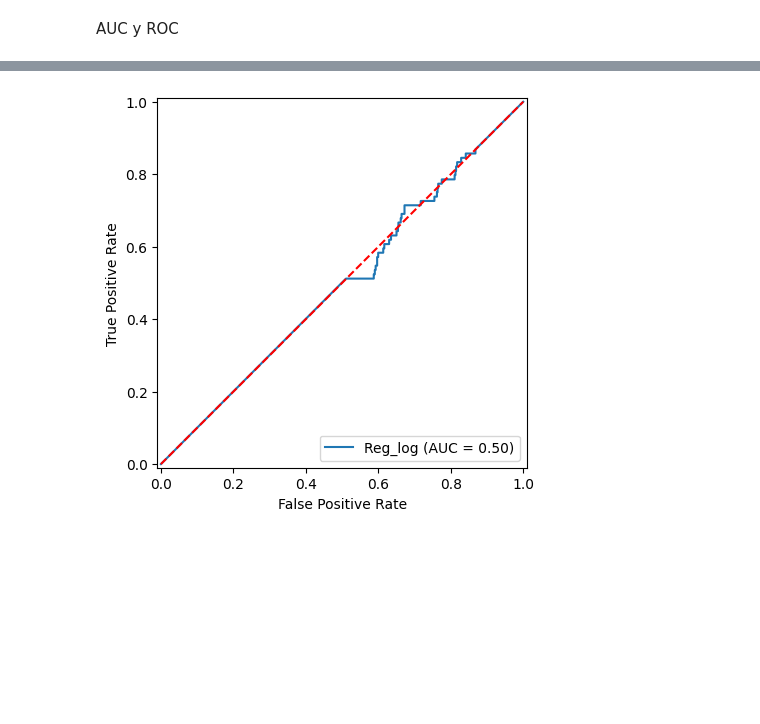
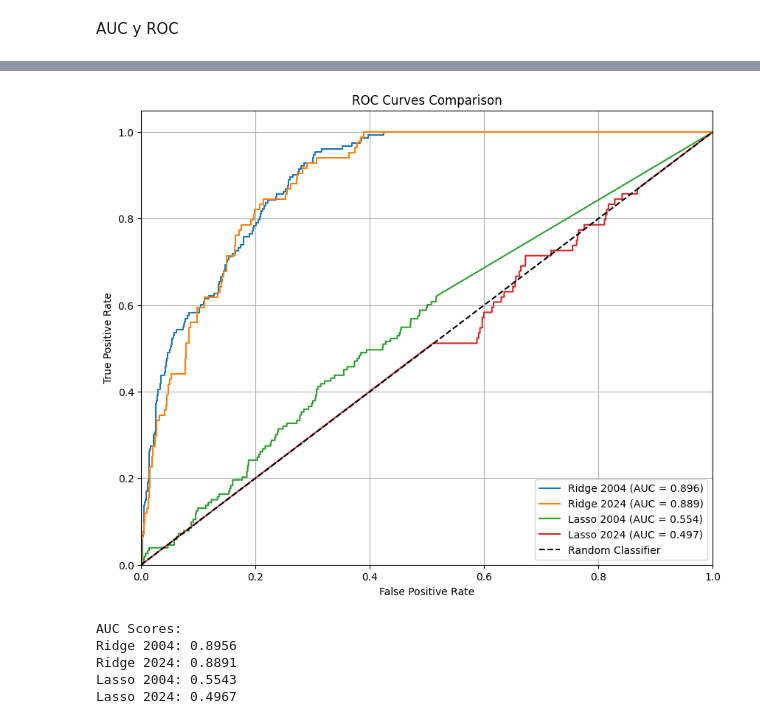
Before and after one commit to roluque/CC408-T2-3, a Jupyter notebook: TP4/TP 4.ipynb, the cells around one changed output, grey strips where cells are left out. Drawn from its saved outputs; the diff is of its cells as text; code cells hidden in the pictures; blank space fills up the shorter version.

```diff
--- a/TP4/TP 4.ipynb
+++ b/TP4/TP 4.ipynb
@@ -1315,23 +1306,24 @@ y_train_2004.head()
 Ahora si, comenzamos con las regresiones
 # %%
 # Crear y ajustar el modelo para 2004
-modelo_2004 = LogisticRegression(penalty='l2', C=1, solver='lbfgs', random_state=101)
-modelo_2004.fit(X_train_2004_transformed, y_train_2004)
+ridge_logistic_2004 = LogisticRegression(penalty='l2', C=1, solver='lbfgs', random_state=101)
+ridge_logistic_2004.fit(X_train_2004_transformed, y_train_2004)
 
 # Hacer predicciones y evaluar el modelo para 2004
-y_pred_2004_ridge = modelo_2004.predict(X_test_2004_transformed)
+y_test_pred_score_ridge_2004 = ridge_logistic_2004.predict_proba(X_test_2004_transformed)[:,1]
+y_pred_2004_ridge = ridge_logistic_2004.predict(X_test_2004_transformed)
 accuracy_2004 = accuracy_score(y_test_2004, y_pred_2004_ridge)
-ecm_a1 = mean_squared_error(y_test_2004, y_pred_2004_ridge)
+ecm_ridge_2004 = mean_squared_error(y_test_2004, y_pred_2004_ridge)
 
 
 print("Resultados para 2004:")
 print(f"Accuracy: {accuracy_2004}")
-print("MSE: ", ecm_a1)
+print("MSE: ", ecm_ridge_2004)
 print("Classification Report:")
 print(classification_report(y_test_2004, y_pred_2004_ridge))
 # Si quieres ver los coeficientes de los modelos
 print("\nCoeficientes del modelo 2004:")
-print(modelo_2004.coef_)
+print(ridge_logistic_2004.coef_)
 # %% [output]
 Resultados para 2004:
 Accuracy: 0.9264931087289433
@@ -1396,9 +1389,9 @@ Aca hago Lasso con CV
 lasso_logistic_2004 = LogisticRegression(penalty='l1', solver='liblinear', C=1.0, random_state=101)
 lasso_logistic_2004.fit(X_train_2004_transformed, y_train_2004)
 y_pred_2004_lasso = lasso_logistic_2004.predict(X_test_2004_transformed)
-y_test_pred_score_log_2004 = lasso_logistic_2004.predict_proba(X_test_2004)[:,1]
+y_test_pred_score_lasso_2004 = lasso_logistic_2004.predict_proba(X_test_2004)[:,1]
 accuracy = accuracy_score(y_test_2004, y_pred_2004_lasso)
-ecm_lasso_2004 = mean_squared_error(y_test_2004, y_pred_2004_ridge)
+ecm_lasso_2004 = mean_squared_error(y_test_2004, y_pred_2004_lasso)
 print(f"Accuracy: {accuracy}")
 print("MSE", ecm_lasso_2004)
 print("Coeficientes:")
@@ -1429,7 +1422,7 @@ iv11_4: -0.25026597968933095
 lasso_logistic_2024 = LogisticRegression(penalty='l1', solver='liblinear', C=1.0, random_state=101)
 lasso_logistic_2024.fit(X_train_2024_transformed, y_train_2024)
 y_pred_2024_lasso = lasso_logistic_2024.predict(X_test_2024_transformed)
-y_test_pred_score_log_2024 = lasso_logistic_2024.predict_proba(X_test_2024)[:,1]
+y_test_pred_score_lasso_2024 = lasso_logistic_2024.predict_proba(X_test_2024)[:,1]
 accuracy = accuracy_score(y_test_2024, y_pred_2024_lasso)
 ecm_lasso_2024 = mean_squared_error(y_test_2024, y_pred_2024_lasso)
 print(f"Accuracy: {accuracy}")
@@ -1581,8 +1525,40 @@ Thresholds: [            inf 1.00000000e+000 9.99945091e-001 2.87387857e-003
-# %%
-#Graficamos la curva ROC para la regresión logística del 2024.
-display_log_2024 = RocCurveDisplay(fpr=fpr_log_2024, tpr=tpr_log_2024, roc_auc=auc_log_2024, estimator_name='Reg_log')
-display_log_2024.plot()
-plt.plot([0, 1], [0, 1], color='red', linestyle='--')
-plt.show()
-# %% [output]
-[figure, removed]
+# %%
+import matplotlib.pyplot as plt
+from sklearn.metrics import roc_curve, roc_auc_score
+
+models = {
+    'Ridge 2004': (y_test_2004, y_test_pred_score_ridge_2004),
+    'Ridge 2024': (y_test_2024, y_test_pred_score_ridge_2024),
+    'Lasso 2004': (y_test_2004, y_test_pred_score_lasso_2004),
+    'Lasso 2024': (y_test_2024, y_test_pred_score_lasso_2024)
+}
+
+plt.figure(figsize=(10, 8))
+
+for name, (y_true, y_score) in models.items():
+    fpr, tpr, _ = roc_curve(y_true, y_score)
+    auc = roc_auc_score(y_true, y_score)
+    plt.plot(fpr, tpr, label=f'{name} (AUC = {auc:.3f})')
+
+plt.plot([0, 1], [0, 1], 'k--', label='Random Classifier')
+plt.xlim([0.0, 1.0])
+plt.ylim([0.0, 1.05])
+plt.xlabel('False Positive Rate')
+plt.ylabel('True Positive Rate')
+plt.title('ROC Curves Comparison')
+plt.legend(loc="lower right")
+plt.grid(True)
+plt.show()
+
+# Imprimir AUC scores
+print("AUC Scores:")
+for name, (y_true, y_score) in models.items():
+    auc = roc_auc_score(y_true, y_score)
+    print(f"{name}: {auc:.4f}")
+# %% [output]
+[figure, added]
+AUC Scores:
+Ridge 2004: 0.8956
+Ridge 2024: 0.8891
+Lasso 2004: 0.5543
+Lasso 2024: 0.4967
```
Also changed, not shown: parts of 16 cells of this notebook.
